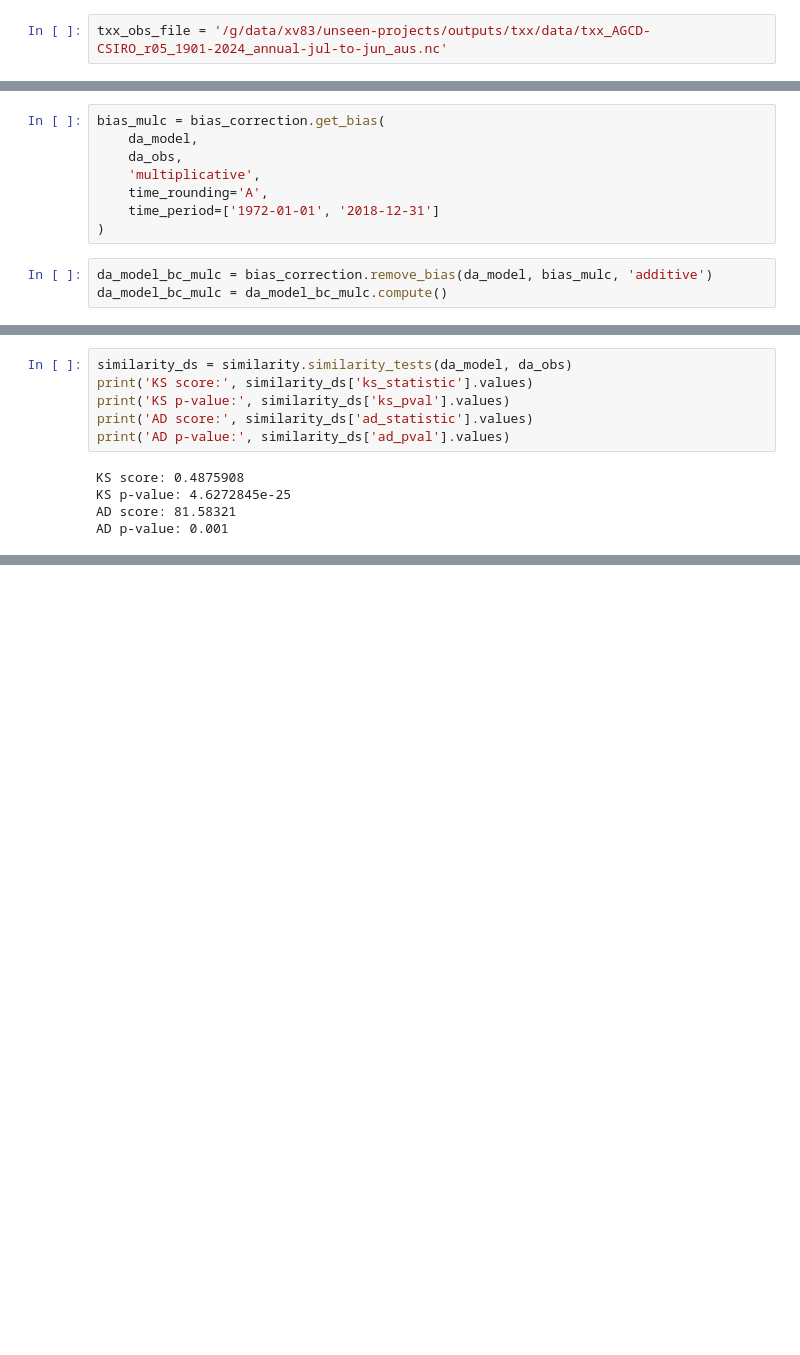
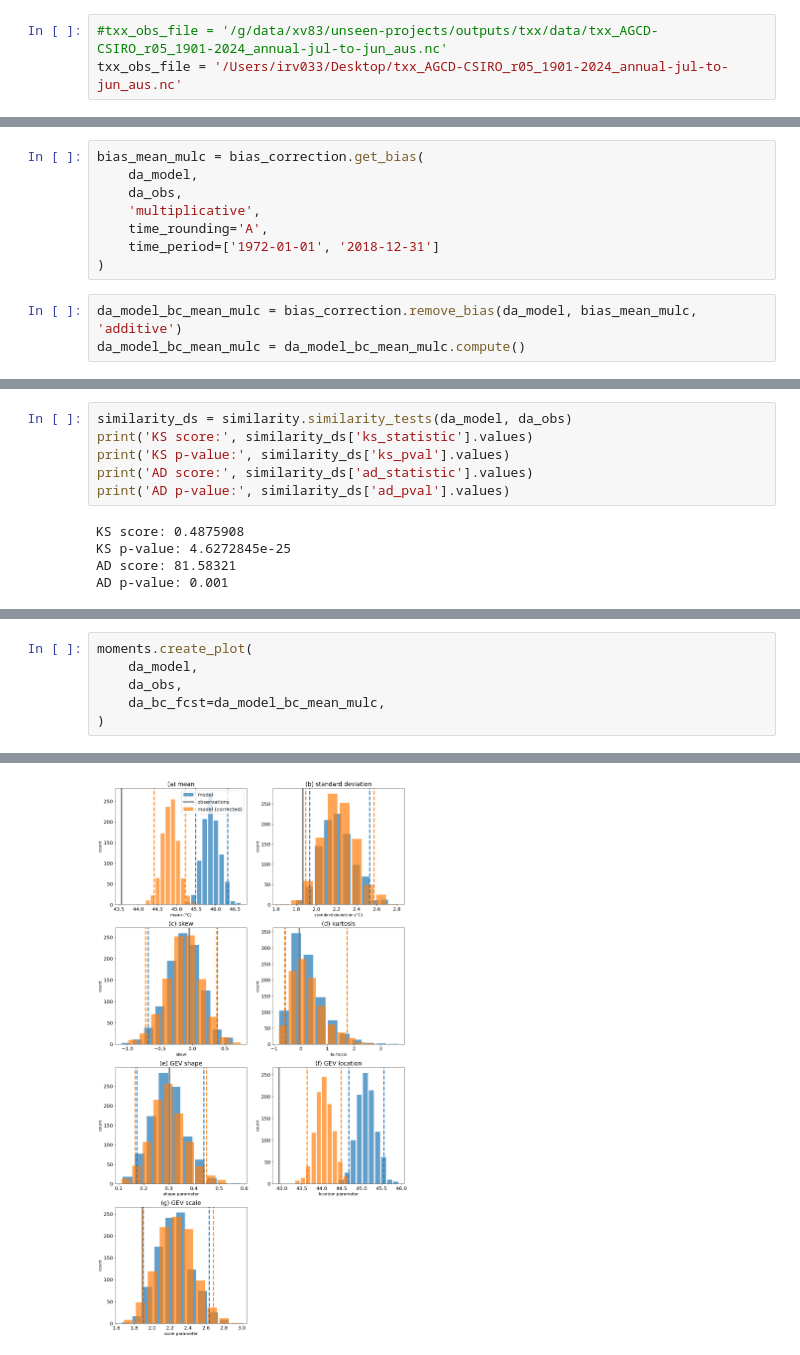
Before and after one commit to AusClimateService/unseen-projects, a Jupyter notebook: project-bias/scoping.ipynb, the cells around one changed output, grey strips where cells are left out. Drawn from its saved outputs; the diff is of its cells as text; blank space fills up the shorter version.

```diff
--- a/project-bias/scoping.ipynb
+++ b/project-bias/scoping.ipynb
@@ -15,7 +15,8 @@ mildura_lon = 142.1
 # %% [markdown]
 ### Observations
 # %%
-txx_obs_file = '/g/data/xv83/unseen-projects/outputs/txx/data/txx_AGCD-CSIRO_r05_1901-2024_annual-jul-to-jun_aus.nc'
+#txx_obs_file = '/g/data/xv83/unseen-projects/outputs/txx/data/txx_AGCD-CSIRO_r05_1901-2024_annual-jul-to-jun_aus.nc'
+txx_obs_file = '/Users/irv033/Desktop/txx_AGCD-CSIRO_r05_1901-2024_annual-jul-to-jun_aus.nc'
 # %%
 ds_obs = fileio.open_dataset(txx_obs_file)
 # %%
@@ -114,5 +116,5 @@ Scale parameter: 2.27
 # %%
-bias_mulc = bias_correction.get_bias(
+bias_mean_mulc = bias_correction.get_bias(
     da_model,
     da_obs,
     'multiplicative',
@@ -120,6 +122,6 @@ bias_mulc = bias_correction.get_bias(
     time_period=['1972-01-01', '2018-12-31']
 )
 # %%
-da_model_bc_mulc = bias_correction.remove_bias(da_model, bias_mulc, 'additive')
-da_model_bc_mulc = da_model_bc_mulc.compute()
+da_model_bc_mean_mulc = bias_correction.remove_bias(da_model, bias_mean_mulc, 'additive')
+da_model_bc_mean_mulc = da_model_bc_mean_mulc.compute()
 # %%
@@ -213,0 +232,7 @@ Attributes:
+# %%
+moments.create_plot(
+    da_model,
+    da_obs,
+    da_bc_fcst=da_model_bc_mean_mulc,
+)
+# %% [output]
@@ -213,0 +256 @@ Attributes:
+[figure, added]
```
Also changed, not shown: parts of 20 cells of this notebook.
